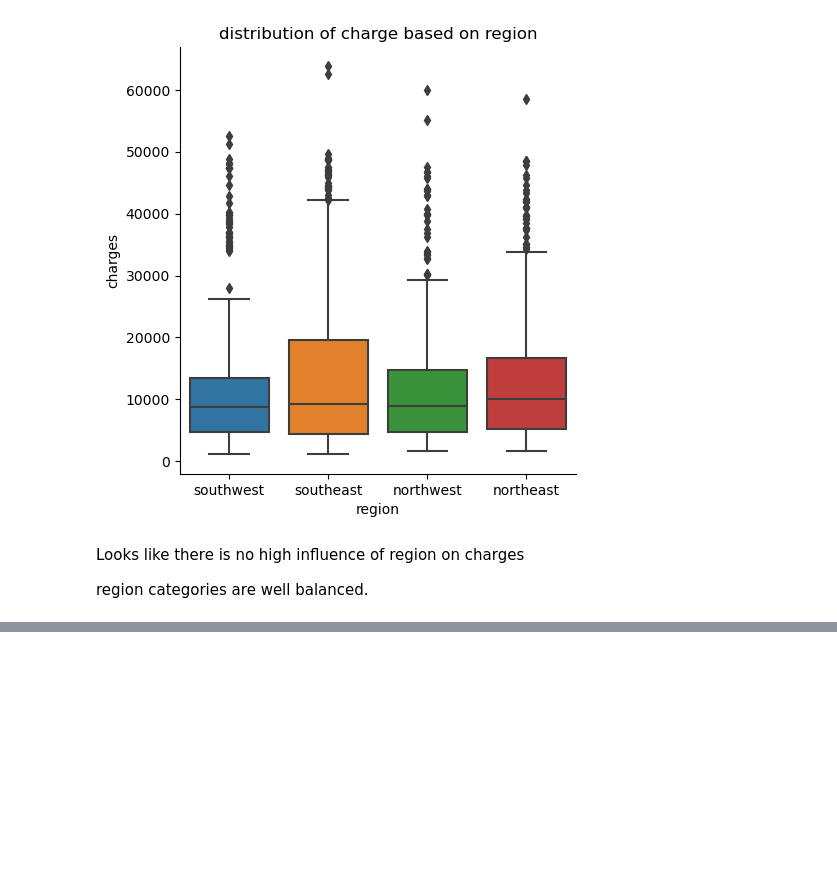
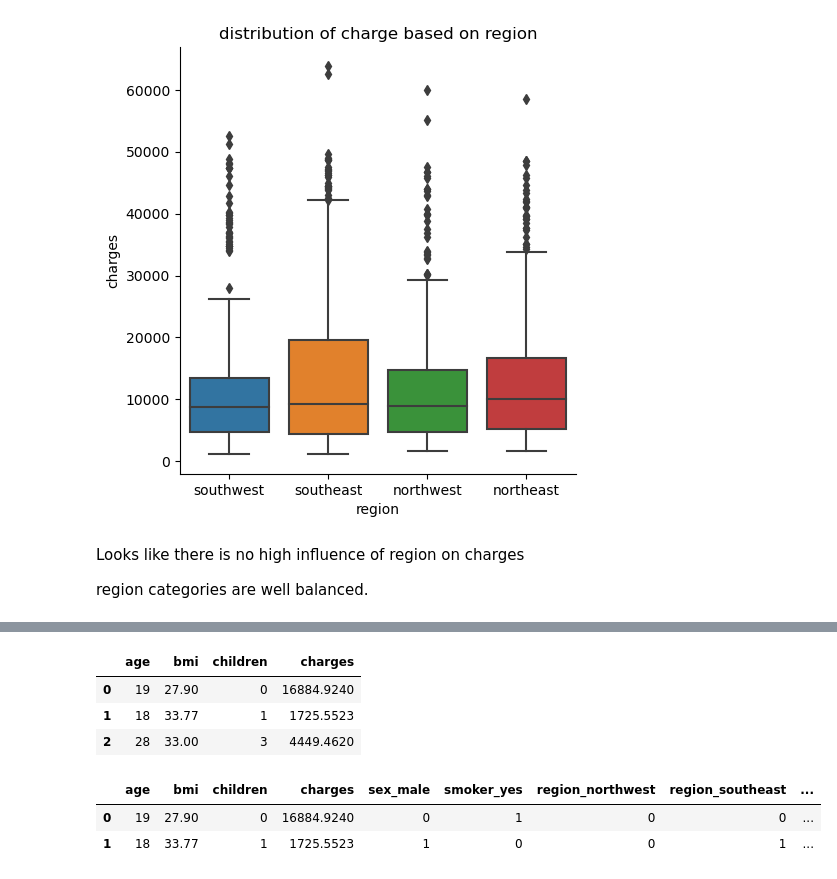
Before and after one commit to ShrajanKumar/Insurance_cost_prediction, a Jupyter notebook: preprocessing and eda.ipynb, the cells around one changed output, grey strips where cells are left out. Saved outputs shown, nothing was run; the diff lists cells and outputs as text; code cells hidden in the pictures; blank space fills up the shorter version.

```diff
--- a/preprocessing and eda.ipynb
+++ b/preprocessing and eda.ipynb
@@ -351,0 +373,18 @@ region categories are well balanced.
+# %%
+#lets check whether they got droped or not
+df.head(3)
+# %% [output]
+|  | age | bmi | children | charges |
+| 0 | 19 | 27.90 | 0 | 16884.9240 |
+| 1 | 18 | 33.77 | 1 | 1725.5523 |
+| 2 | 28 | 33.00 | 3 | 4449.4620 |
+# %%
+#lets drop one column from each category dummy variable to avoid multicolinearity and merge dummy and df
+df[['sex_male','smoker_yes','region_northwest','region_southeast','region_southwest']]=dummy[['sex_male','smoker_yes','region_northwest','region_southeast','region_southwest']]
+# %%
+#lets see how they merged
+df.head(2)
+# %% [output]
+|  | age | bmi | children | charges | sex_male | smoker_yes | region_northwest | region_southeast | ... |
+| 0 | 19 | 27.90 | 0 | 16884.9240 | 0 | 1 | 0 | 0 | ... |
+| 1 | 18 | 33.77 | 1 | 1725.5523 | 1 | 0 | 0 | 1 | ... |
```
Also changed, not shown: parts of 8 cells of this notebook.
